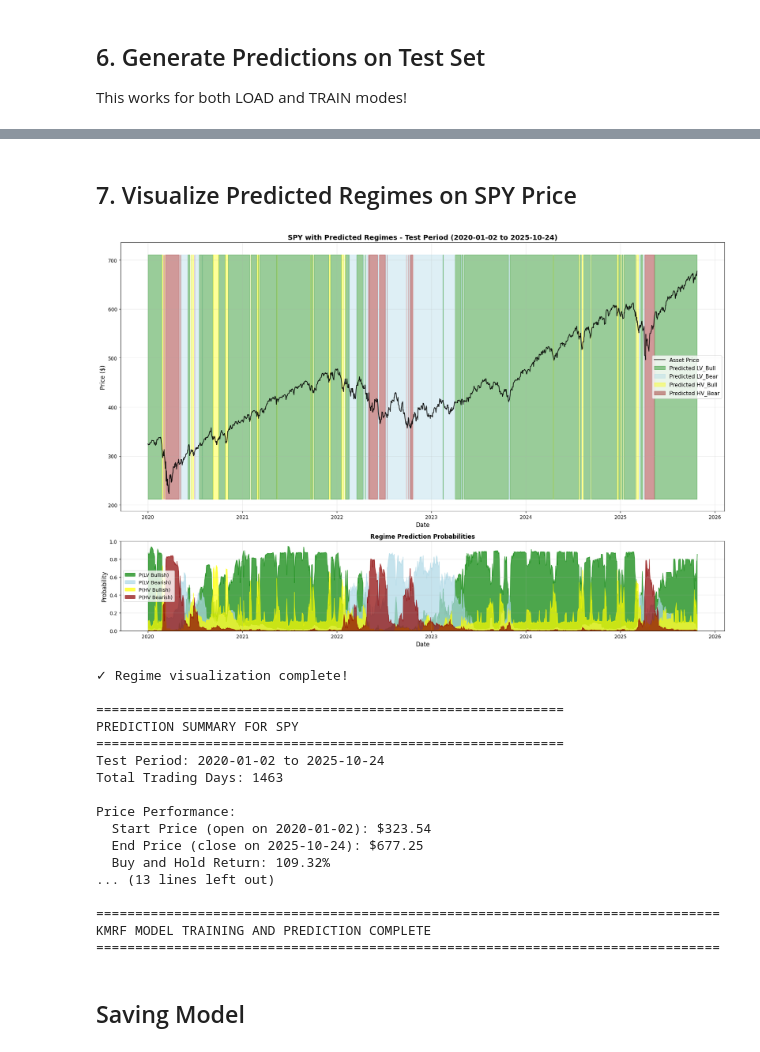
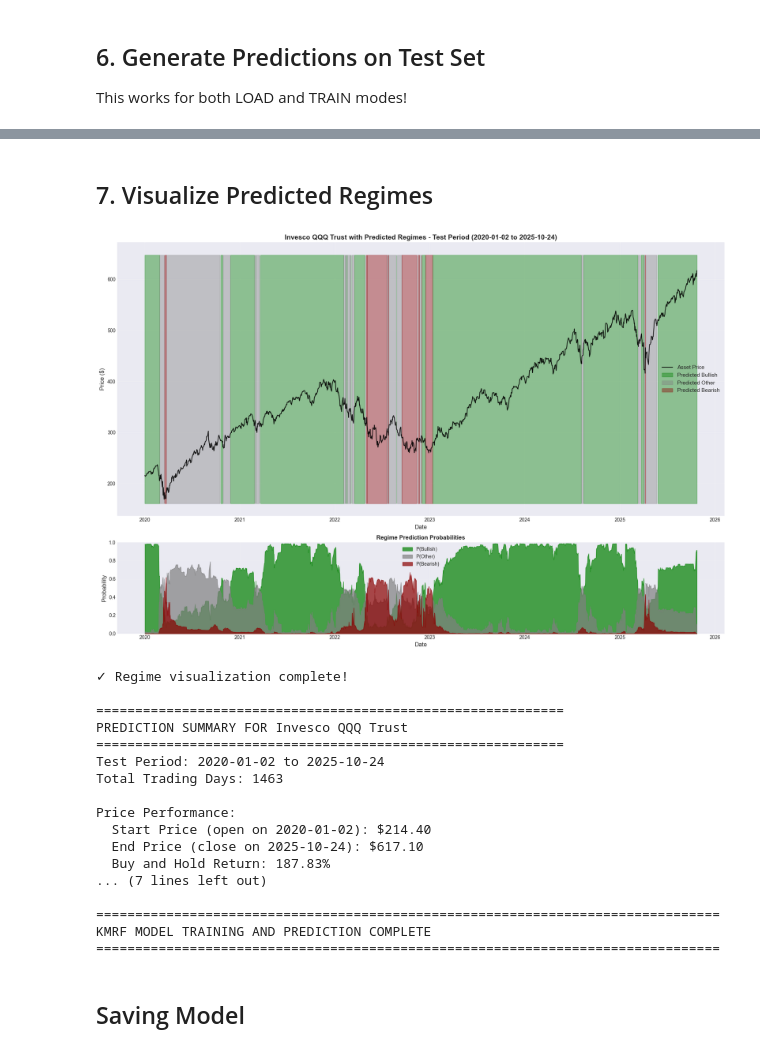
Before and after one commit to jessego20/FE800_project_code, a Jupyter notebook: test_kmrf.ipynb, the cells around one changed output, grey strips where cells are left out. Saved outputs shown, nothing was run; the diff lists cells and outputs as text; code cells hidden in the pictures.

Commit message:
trained us_equity KMRF models using adapted labels

```diff
--- a/test_kmrf.ipynb
+++ b/test_kmrf.ipynb
@@ -68,0 +29,18 @@ original_labels:
+# %%
+from pathlib import Path
+
+classification_dir = 'original'  # Specify the classification directory here
+asset_class_dir = 'us_equity'    # Specify the asset class directory here
+
+saved_models_dir = Path(f'saved_models/KMRF/{classification_dir}_labels/{asset_class_dir}')
+
+if saved_models_dir.exists():
+    saved_models_list = list(saved_models_dir.glob('*.pkl'))
+
+    if saved_models_list:
+        saved_models_list = sorted(saved_models_list)
+        print(f"Available saved models in '{saved_models_dir}':\n")
+        for i, model_path in enumerate(saved_models_list):
+            print(f" index = {i}: {model_path.name}")
+    else:
+        print(f"No saved models found in '{saved_models_dir}'. Train a model first!")
@@ -78,16 +73,18 @@ Choose either:
 # ============================================================================
 
 # MODE: Set to True to load existing model, False to train from scratch
-LOAD_EXISTING_MODEL = True
+LOAD_EXISTING_MODEL = False
 
 if LOAD_EXISTING_MODEL: # specify the model path
-    MODEL_PATH = 'saved_models/KMRF/original_labels/us_equity/KMRF_SPDR-S&P-500-ETF_20190101_boruta.pkl'
+    saved_model_index = 6  # Change this index to load a different saved model from the directory shown above
+    MODEL_PATH = saved_models_list[saved_model_index]
+
 else: # configure training parameters
-    asset_name = 'SPDR S&P 500 ETF'  # SPY
+    asset_name = 'Invesco QQQ Trust'
     asset_class = 'us_equity'  # us_equity, int_equity, us_treasury, commodity
 
-    classification_type = 'original'  # 'original' (4 regimes) or 'adapted' (3 regimes)
-    boruta_feature_selection = False  # Whether to use Boruta feature selection (slow but effective)
+    classification_type = 'adapted'  # 'original' (4 regimes) or 'adapted' (3 regimes)
+    boruta_feature_selection = True  # Whether to use Boruta feature selection (slow but effective)
 
     # Training/validation/test split dates
     end_date = '20190101'  # Data up to this date for training
@@ -315,5 +372,5 @@ Test predictions generated:
 # %% [markdown]
-## 7. Visualize Predicted Regimes on SPY Price
+## 7. Visualize Predicted Regimes
 # %%
 # Getting raw price data
 us_equity_symbol_names = {
@@ -474,7 +531,7 @@ if asset_price_test is not None:
 
     ax1.set_xlabel('Date', fontsize=12)
     ax1.set_ylabel('Price ($)', fontsize=12)
-    ax1.set_title(f'SPY with Predicted Regimes - Test Period ({test_predictions.index[0].date()} to {test_predictions.index[-1].date()})',
+    ax1.set_title(f'{kmrf_model.asset_name} with Predicted Regimes - Test Period ({test_predictions.index[0].date()} to {test_predictions.index[-1].date()})',
                   fontsize=14, fontweight='bold')
     ax1.legend(loc='best', fontsize=11)
     ax1.grid(True, alpha=0.3, zorder=2)
@@ -515,59 +572,59 @@ if asset_price_test is not None:
 
     # === Summary Statistics ===
     print(f"\n" + "="*60)
-    print(f"PREDICTION SUMMARY FOR SPY")
+    print(f"PREDICTION SUMMARY FOR {kmrf_model.asset_name}")
     print(f"="*60)
     print(f"Test Period: {test_predictions.index[0].date()} to {test_predictions.index[-1].date()}")
     print(f"Total Trading Days: {len(test_predictions)}")
 
     # Price performance during test period
     price_start = asset_price_test['open'].iloc[0]
     price_end = asset_price_test['close'].iloc[-1]
     total_return = (price_end - price_start) / price_start * 100
 
     print(f"\nPrice Performance:")
     print(f"  Start Price (open on {asset_price_test.index[0].date()}): ${price_start:.2f}")
     print(f"  End Price (close on {asset_price_test.index[-1].date()}): ${price_end:.2f}")
     print(f"  Buy and Hold Return: {total_return:.2f}%")
 
     # Regime statistics
     print(f"\nRegime Prediction Statistics:")
     for regime, name in regime_names.items():
         count = (predicted_regimes_series == regime).sum()
         pct = (count / len(predicted_regimes_series)) * 100
         avg_prob = test_predictions['P(' + labels_dict[regime] + ')'].mean()
         print(f"  {name:>8}: {count:>3} days ({pct:>5.1f}%) | Avg Prob: {avg_prob:.3f}")
 
     # High confidence predictions
     high_confidence = test_predictions.max(axis=1) > 0.7
     print(f"\nHigh Confidence Predictions (>70%): {high_confidence.sum()} days ({high_confidence.mean()*100:.1f}%)")
 
-    print(f"\nNote: According to the contrarian strategy:")
-    print(f"  - High P(Bullish) → SHORT signal (overbought)")
-    print(f"  - High P(Bearish) → LONG signal (oversold)")
-    print(f"  - High P(Other) → CLOSE position")
+    # print(f"\nNote: According to the contrarian strategy:")
+    # print(f"  - High P(Bullish) → SHORT signal (overbought)")
+    # print(f"  - High P(Bearish) → LONG signal (oversold)")
+    # print(f"  - High P(Other) → CLOSE position")
 
 else:
-    print("Error: Could not find SPY price data for visualization")
+    print(f"Error: Could not find {kmrf_model.asset_name} price data for visualization")
 
 print("\n" + "="*80)
 print("KMRF MODEL TRAINING AND PREDICTION COMPLETE")
 print("="*80)
 # %% [output]
-[figure, old version]
+[figure, new version]
 ✓ Regime visualization complete!
 
 ============================================================
-PREDICTION SUMMARY FOR SPY
+PREDICTION SUMMARY FOR Invesco QQQ Trust
 ============================================================
 Test Period: 2020-01-02 to 2025-10-24
 Total Trading Days: 1463
 
 Price Performance:
-  Start Price (open on 2020-01-02): $323.54
-  End Price (close on 2025-10-24): $677.25
-  Buy and Hold Return: 109.32%
-... (13 lines left out)
+  Start Price (open on 2020-01-02): $214.40
+  End Price (close on 2025-10-24): $617.10
+  Buy and Hold Return: 187.83%
+... (7 lines left out)
 
 ================================================================================
 KMRF MODEL TRAINING AND PREDICTION COMPLETE
```
Also changed, not shown: parts of 10 cells of this notebook, 16 other files.
